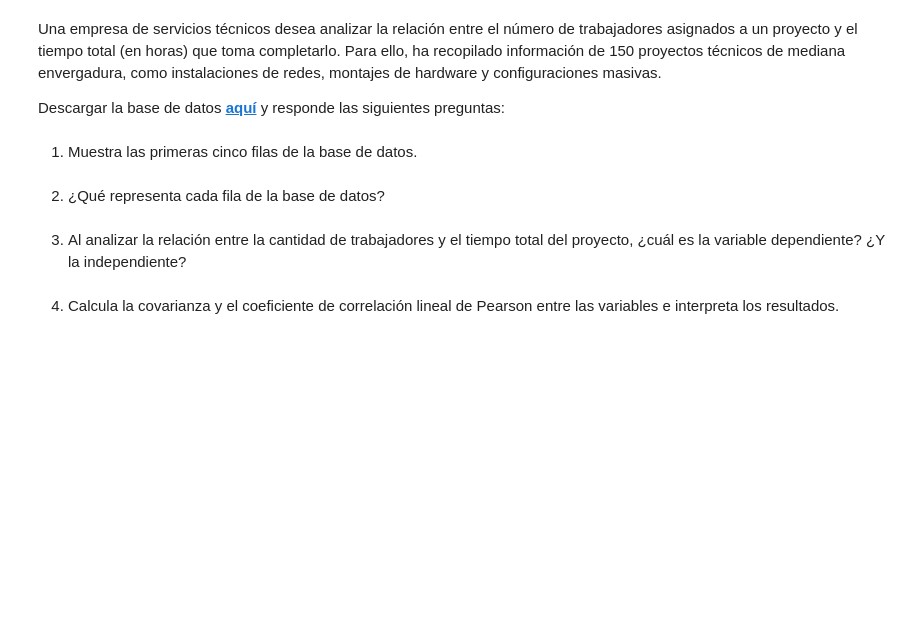
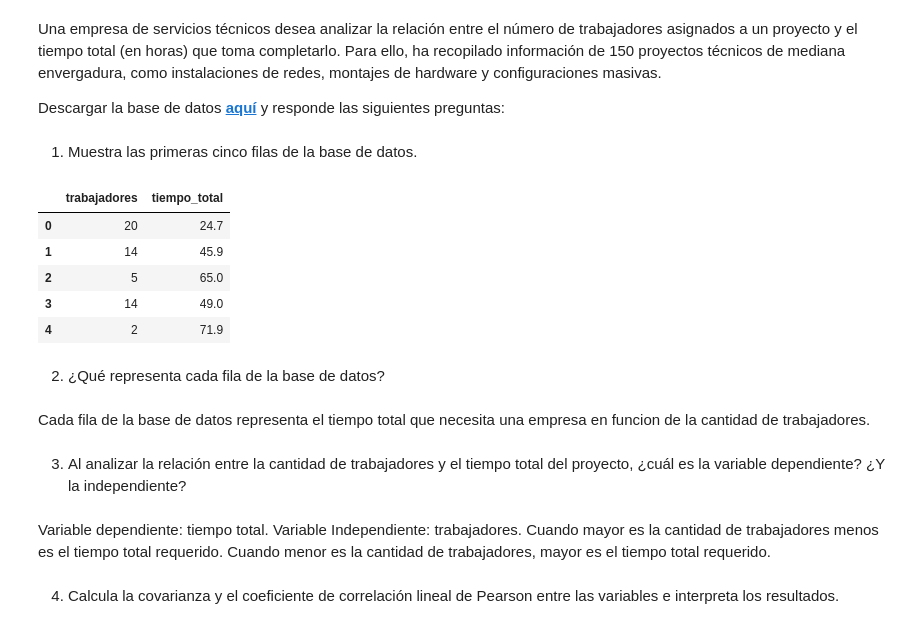
Before and after one commit to Jeanrenel92/labs-estadistica-desc, a Jupyter notebook: SEM2/L6/Laboratorio 6_Modelos de Regresión Lineal.ipynb, the cells around one changed output. Drawn from its saved outputs; the diff is of its cells as text; code cells hidden in the pictures; blank space fills up the shorter version.

```diff
--- a/SEM2/L6/Laboratorio 6_Modelos de Regresión Lineal.ipynb
+++ b/SEM2/L6/Laboratorio 6_Modelos de Regresión Lineal.ipynb
@@ -266,9 +266,26 @@ Una empresa de servicios técnicos desea analizar la relación entre el número
 Descargar la base de datos **<a href="https://docs.google.com/spreadsheets/d/1HQgGNDwDGoDqCU5YECgwNh724iLgUORz/export?format=xlsx">aquí</a>** y responde las siguientes preguntas:
 # %% [markdown]
 1. Muestra las primeras cinco filas de la base de datos.
+# %%
+df3 = pd.read_excel('Base6_3.xlsx')
+df3.head(5)
+# %% [output]
+|  | trabajadores | tiempo_total |
+| 0 | 20 | 24.7 |
+| 1 | 14 | 45.9 |
+| 2 | 5 | 65.0 |
+| 3 | 14 | 49.0 |
+| 4 | 2 | 71.9 |
 # %% [markdown]
 2. ¿Qué representa cada fila de la base de datos?
+# %% [markdown]
+Cada fila de la base de datos representa el tiempo total que necesita una empresa en funcion de la cantidad de trabajadores.
 # %% [markdown]
 3. Al analizar la relación entre la cantidad de trabajadores y el tiempo total del proyecto, ¿cuál es la variable dependiente? ¿Y la independiente?
+# %% [markdown]
+Variable dependiente: tiempo total.
+Variable Independiente: trabajadores.
+Cuando mayor es la cantidad de trabajadores menos es el tiempo total requerido.
+Cuando menor es la cantidad de trabajadores, mayor es el tiempo total requerido.
 # %% [markdown]
 4. Calcula la covarianza y el coeficiente de correlación lineal de Pearson entre las variables e interpreta los resultados.
```
Also changed, not shown: parts of 9 cells of this notebook.
